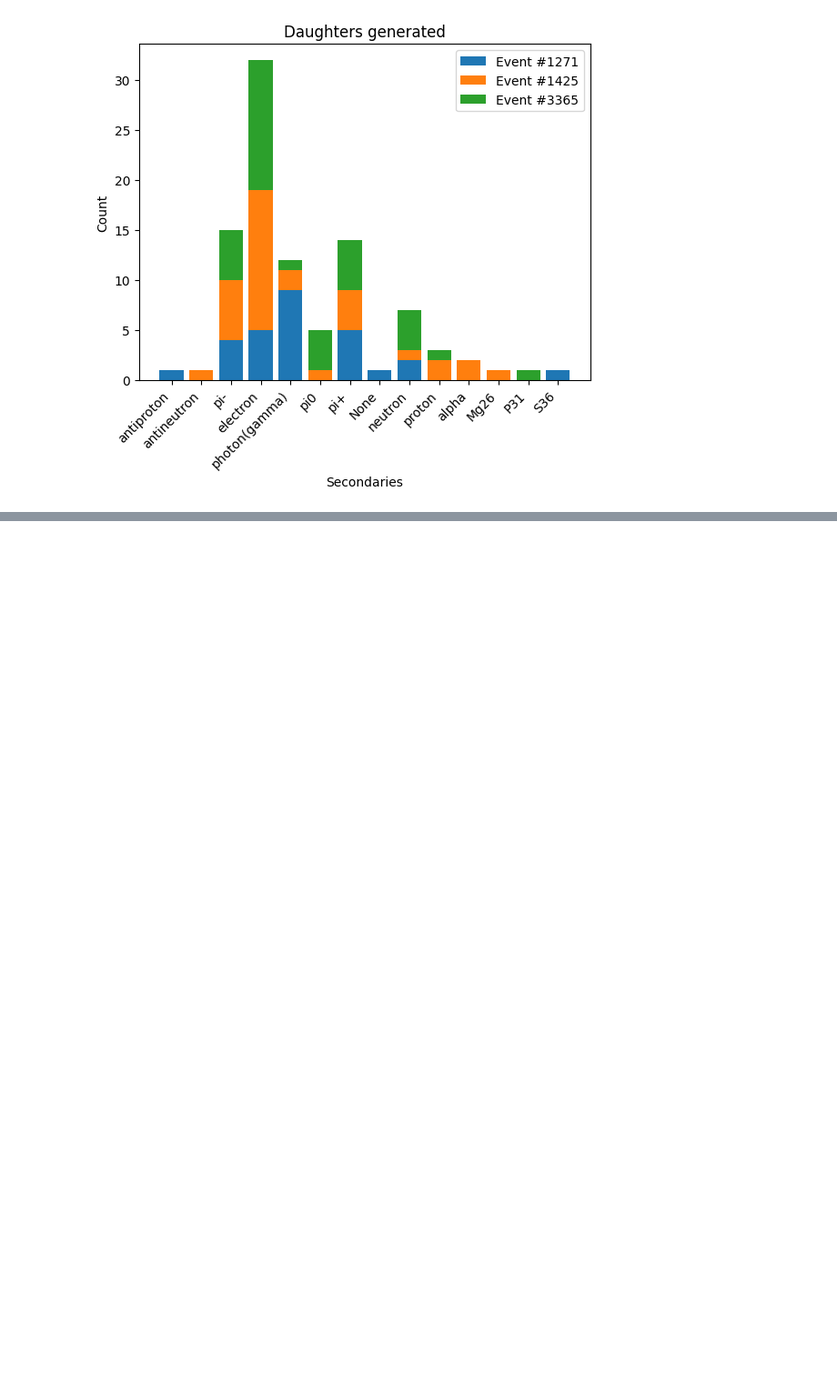
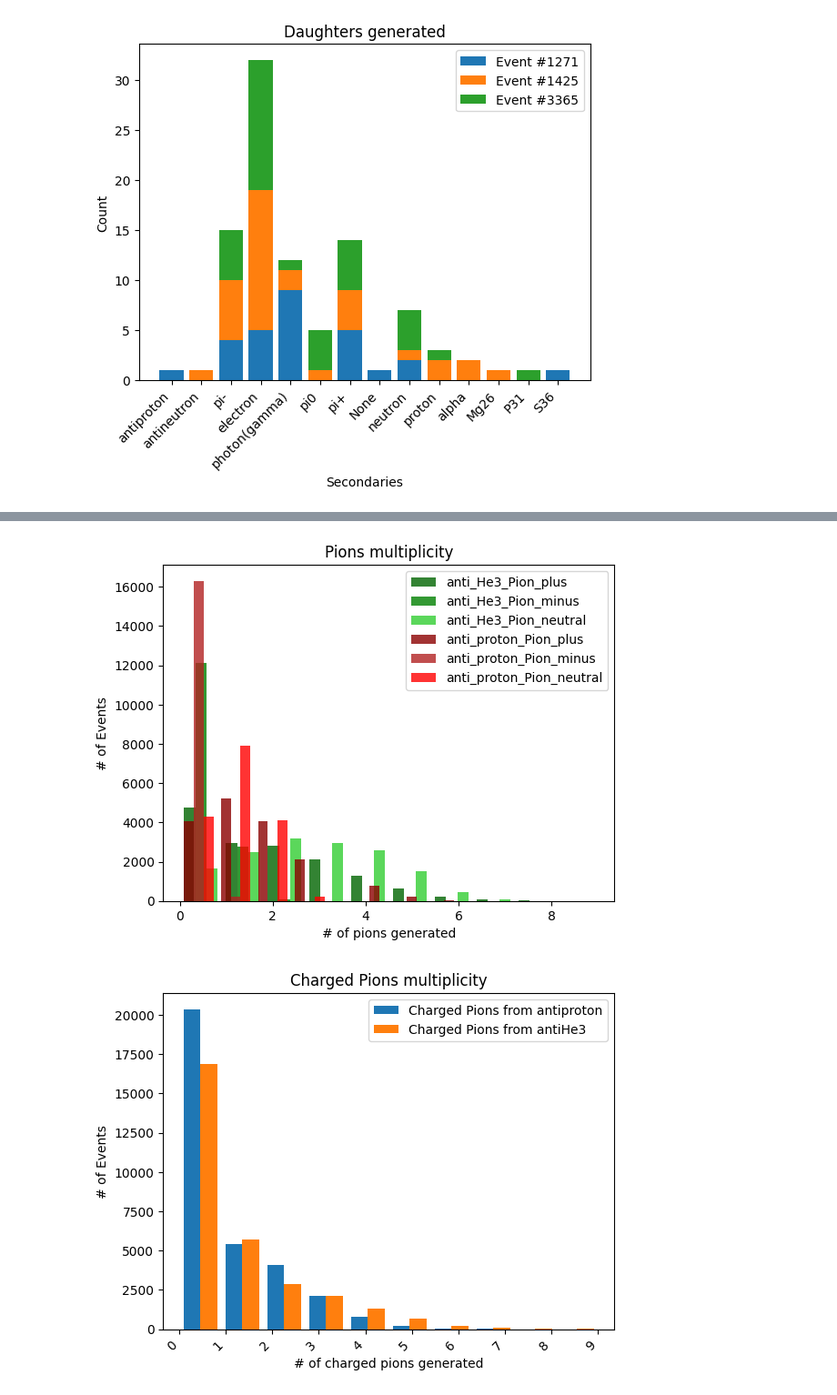
Before and after one commit to Eclipsedclaw/GRAMS, a Jupyter notebook: analysis/2023_Paper/Daughter_analysis.ipynb, the cells around one changed output, grey strips where cells are left out. Shown at 91% size. Saved outputs shown, nothing was run; the diff lists cells and outputs as text; code cells hidden in the pictures; blank space fills up the shorter version.

```diff
--- a/analysis/2023_Paper/Daughter_analysis.ipynb
+++ b/analysis/2023_Paper/Daughter_analysis.ipynb
@@ -172,0 +173,7 @@ plot_multiple_datasets(datasets)
+# %%
+file_path_2 = '/home/jiancheng/GRAMS/toymodel_work/output/2023/anti_proton_daughters_1e7.dat'
+label_50cm= '140cm width'
+
+anti_proton_data_3d = []
+anti_proton_data_3d = toy_model_analysis.read_data_from_toymodel(file_path_2)
+anti_proton_Result = toy_model_analysis.Analyze_daughter(anti_proton_data_3d, -2212, stop_event=True, in_flight_event=True)
@@ -172,0 +188,60 @@ plot_multiple_datasets(datasets)
+# %%
+# This is for listing pi-/pi+/pi0 multiplicity
+plt.figure(1)
+
+anti_proton_Pion_plus = []
+anti_proton_Pion_minus = []
+anti_proton_Pion_neutral = []
+anti_proton_Pion_Charged = []
+
+for i in range(anti_proton_Result.get_number_of_events()):
+    anti_proton_Pion_plus.append(np.count_nonzero(np.array(anti_proton_Result.get_value(i, 1)[1]) == 2112))
+    anti_proton_Pion_minus.append(np.count_nonzero(np.array(anti_proton_Result.get_value(i, 1)[1]) == -2112))
+    anti_proton_Pion_neutral.append(np.count_nonzero(np.array(anti_proton_Result.get_value(i, 1)[1]) == 211))
+
+anti_proton_Pion_profile = [anti_proton_Pion_plus, anti_proton_Pion_minus, anti_proton_Pion_neutral]
+anti_proton_Pion_label = ['anti_proton_Pion_plus', 'anti_proton_Pion_minus', 'anti_proton_Pion_neutral']
+anti_proton_Pion_color = ['darkred', 'firebrick', 'red']
+
+# Count the occurrences of each value
+unique_values_pi_plus, value_counts_pi_plus = np.unique(anti_proton_Pion_plus, return_counts=True)
+unique_values_pi_minus, value_counts_pi_minus = np.unique(anti_proton_Pion_minus, return_counts=True)
+unique_values_pi_neutral, value_counts_pi_neutral = np.unique(anti_proton_Pion_neutral, return_counts=True)
+"""
+# Create the bar plot
+plt.bar(unique_values_pi_plus, value_counts_pi_plus, alpha=0.6, label='# of Pi+ generated')
+plt.bar(unique_values_pi_minus, value_counts_pi_minus, alpha=0.6, label='# of Pi+ generated')
+plt.bar(unique_values_pi_neutral, value_counts_pi_neutral, alpha=0.6, label='# of Pi0 generated')
+"""
+
+plt.hist(anti_He3_Pion_profile, label = anti_He3_Pion_label, color=anti_He3_Pion_color, alpha=0.8)
+plt.hist(anti_proton_Pion_profile, label = anti_proton_Pion_label, color=anti_proton_Pion_color, alpha=0.8)
+
+
+# Add labels and title
+plt.xlabel('# of pions generated')
+#plt.xticks(x_values, x_name, rotation=45, ha='right')
+plt.ylabel('# of Events')
+plt.legend()
+plt.title('Pions multiplicity')
+
+plt.figure(2)
+
+anti_proton_Pion_Charged = anti_proton_Pion_plus+anti_proton_Pion_minus
+anti_He3_Pion_Charged = anti_He3_Pion_plus+anti_He3_Pion_minus
+#anti_He3_Pion_Charged.extend(anti_He3_Pion_minus)
+Pion_Charged = [anti_proton_Pion_Charged, anti_He3_Pion_Charged]
+Pion_Charged_label = ['Charged Pions from antiproton', 'Charged Pions from antiHe3']
+plt.hist(Pion_Charged, label = Pion_Charged_label)
+# Add labels and title
+plt.xlabel('# of charged pions generated')
+plt.xticks([0, 1, 2, 3, 4, 5, 6, 7, 8, 9], [0, 1, 2, 3, 4, 5, 6, 7, 8, 9], rotation=45, ha='right')
+plt.ylabel('# of Events')
+plt.legend()
+plt.title('Charged Pions multiplicity')
+
+# Show the plot
+plt.show()
+# %% [output]
+[figure, added]
+[figure, added]
```
Also changed, not shown: parts of 10 cells of this notebook, 2 other files.
